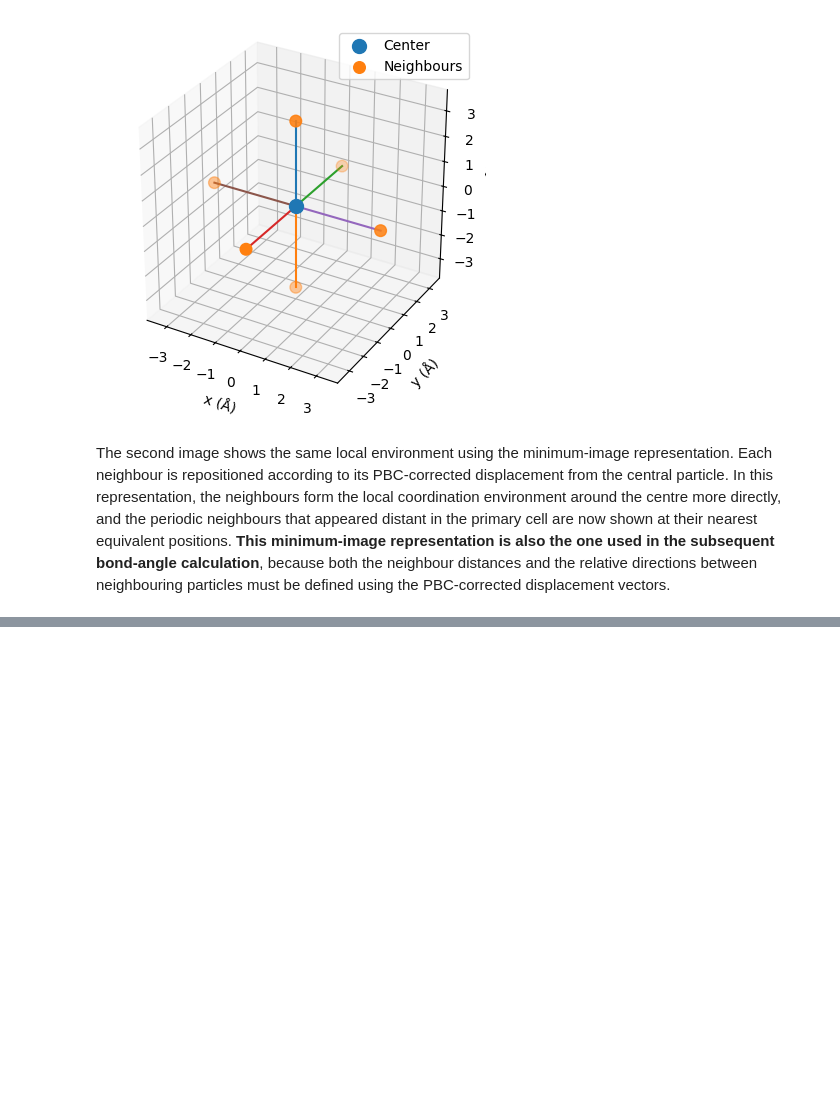
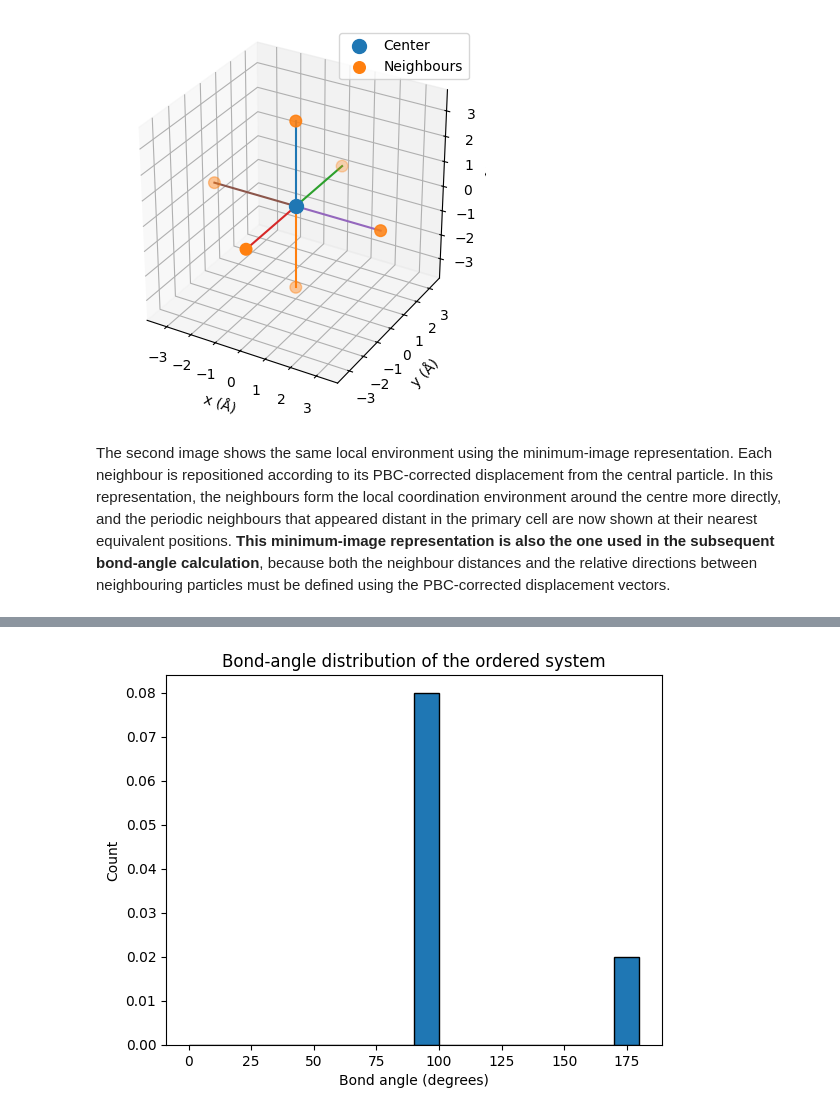
Before and after one commit to Jiaxuan-W41/Computational_Practice_MSc, a Jupyter notebook: Periodic_Atomic_structure/Bond_Angel_Distribution_for_periodic_systems.ipynb, the cells around one changed output, grey strips where cells are left out. Drawn from its saved outputs; the diff is of its cells as text; code cells hidden in the pictures; blank space fills up the shorter version.

```diff
--- a/Periodic_Atomic_structure/Bond_Angel_Distribution_for_periodic_systems.ipynb
+++ b/Periodic_Atomic_structure/Bond_Angel_Distribution_for_periodic_systems.ipynb
@@ -460,0 +605,15 @@ In the current implementation, the neighbour list `neighbors_bf_ordered` already
+# %%
+plt.hist(
+    all_angles_bf_ordered,
+    bins=np.arange(0, 190, 10),
+    density=True,
+    edgecolor="black"
+)
+
+plt.xlabel("Bond angle (degrees)")
+plt.ylabel("Count")
+plt.title("Bond-angle distribution of the ordered system")
+
+plt.show()
+# %% [output]
+[figure, added]
```
Also changed, not shown: parts of 16 cells of this notebook.
